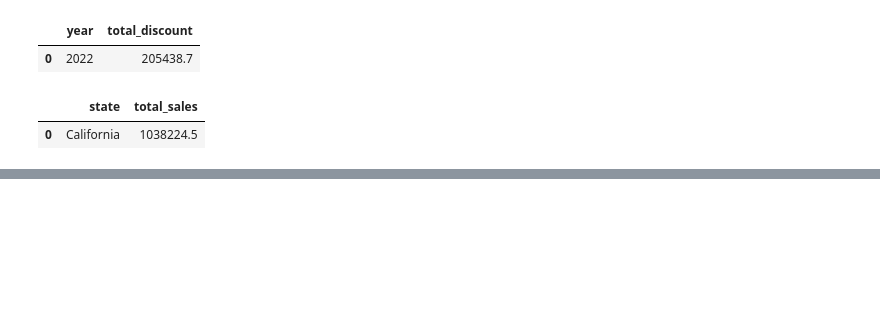
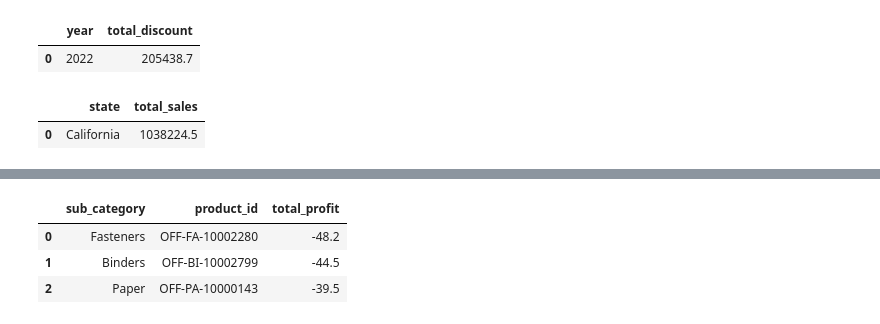
Before and after one commit to Koveraaman/Mini_Project, a Jupyter notebook: Retail_sales_Data_Analysis.ipynb, the cells around one changed output, grey strips where cells are left out. Drawn from its saved outputs; the diff is of its cells as text; code cells hidden in the pictures; blank space fills up the shorter version.

```diff
--- a/Retail_sales_Data_Analysis.ipynb
+++ b/Retail_sales_Data_Analysis.ipynb
@@ -602,5 +602,5 @@ cursor.execute(query)
 rows = cursor.fetchall()
 columns = [desc[0] for desc in cursor.description]
 data19 = pd.DataFrame(rows, columns=columns)
-px.pie(data19,names='sub_category',values='total_profit')
+data19
 # %% [output]
@@ -607,0 +607,4 @@ px.pie(data19,names='sub_category',values='total_profit')
+|  | sub_category | product_id | total_profit |
+| 0 | Fasteners | OFF-FA-10002280 | -48.2 |
+| 1 | Binders | OFF-BI-10002799 | -44.5 |
+| 2 | Paper | OFF-PA-10000143 | -39.5 |
```
Also changed, not shown: parts of 1 cell of this notebook.
